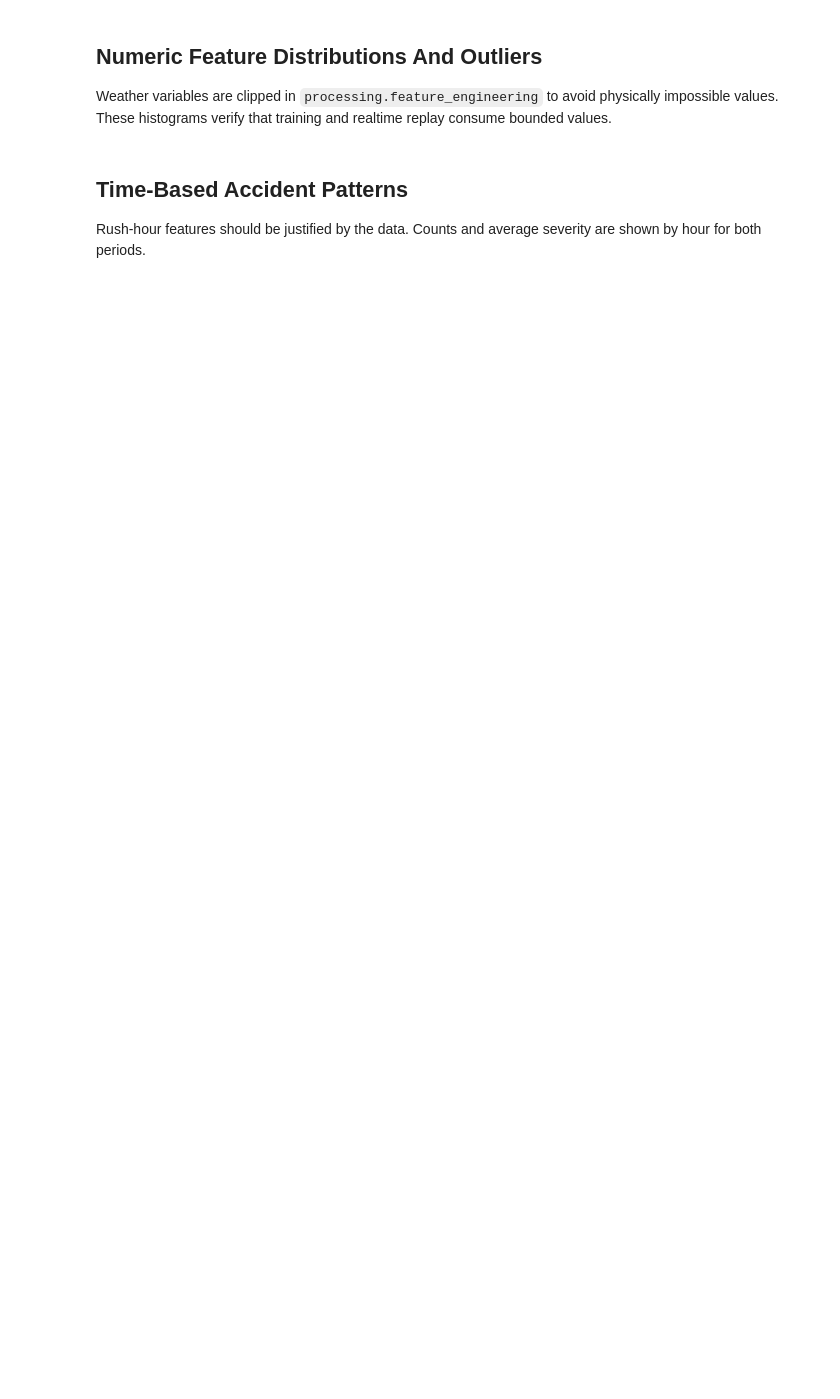
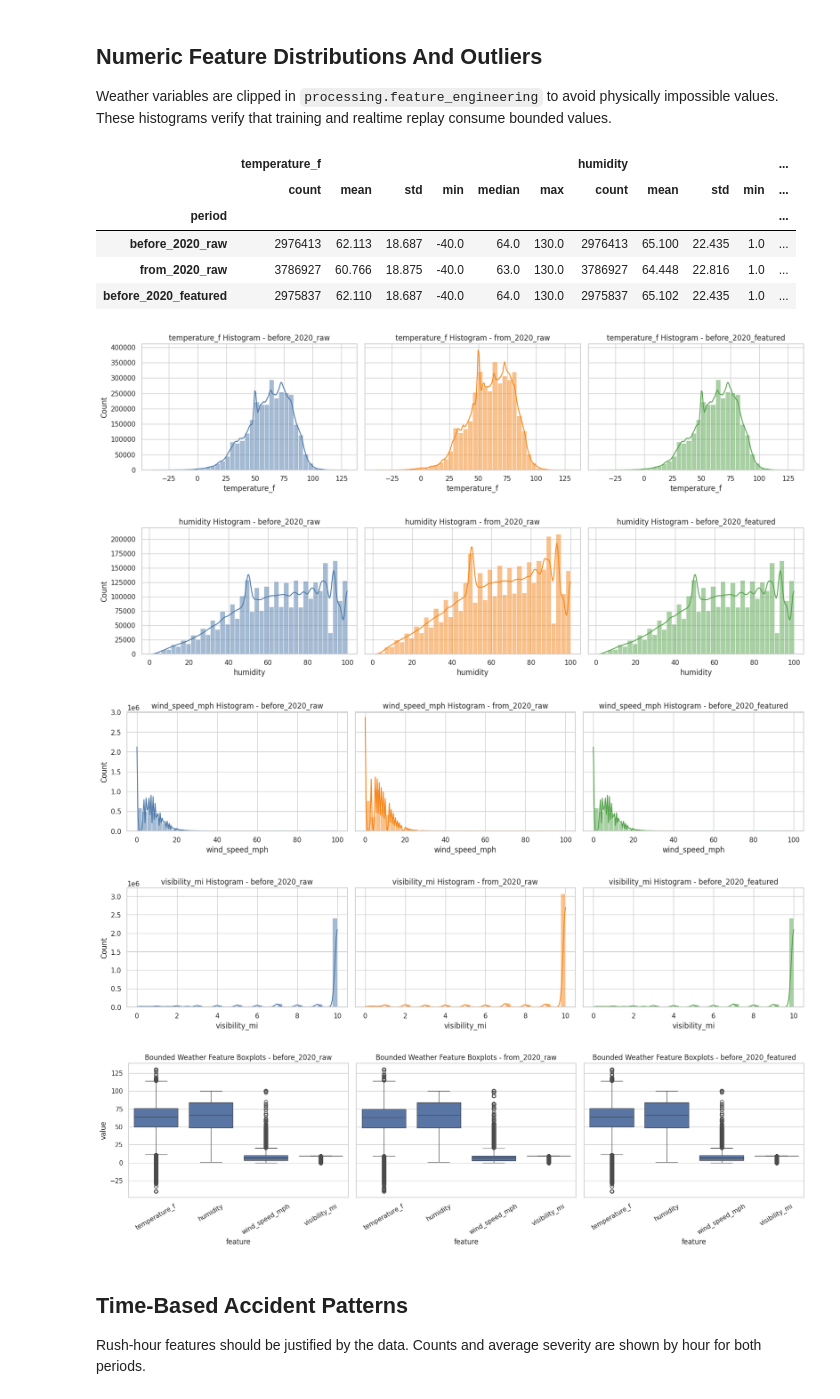
Before and after one commit to HungPhamNoob/traffic-risk-assessment, a Jupyter notebook: ml/notebooks/eda.ipynb, the cells around one changed output. Cells and saved outputs as stored; diff of their text form; code cells hidden in the pictures; blank space fills up the shorter version.

```diff
--- a/ml/notebooks/eda.ipynb
+++ b/ml/notebooks/eda.ipynb
@@ -214,30 +455,42 @@ Weather variables are clipped in `processing.feature_engineering` to avoid physi
 # %%
 numeric_features = ["temperature_f", "humidity", "wind_speed_mph", "visibility_mi", "lat", "lon"]
 summary = (
-    eda_df.groupby("period")[numeric_features]
+    eda_df.groupby("period", observed=True)[numeric_features]
     .agg(["count", "mean", "std", "min", "median", "max"])
     .round(3)
 )
 display(summary)
 
 for feature in numeric_features[:4]:
-    fig, axes = plt.subplots(1, 2, figsize=(15, 4), sharey=True)
-    for axis, period in zip(axes, ["before_2020_pretrain", "from_2020_realtime"]):
-        sns.histplot(eda_df.loc[eda_df["period"] == period, feature], bins=40, kde=True, ax=axis, color="#54A24B")
+    fig, axes = period_subplots(height=4, sharey=True)
+    for axis, period in zip(axes, PERIOD_ORDER):
+        sns.histplot(eda_df.loc[eda_df["period"] == period, feature], bins=40, kde=True, ax=axis, color=PERIOD_PALETTE[period])
         axis.set_title(f"{feature} Histogram - {period}")
         axis.set_xlabel(feature)
         axis.set_ylabel("Count")
     plt.tight_layout()
     plt.show()
 
-fig, axes = plt.subplots(1, 2, figsize=(16, 5), sharey=True)
-for axis, period in zip(axes, ["before_2020_pretrain", "from_2020_realtime"]):
+fig, axes = period_subplots(width=5.8, height=5, sharey=True)
+for axis, period in zip(axes, PERIOD_ORDER):
     plot_data = eda_df[eda_df["period"] == period][numeric_features[:4]].melt(var_name="feature", value_name="value")
     sns.boxplot(data=plot_data, x="feature", y="value", ax=axis)
     axis.set_title(f"Bounded Weather Feature Boxplots - {period}")
     axis.tick_params(axis="x", rotation=30)
 plt.tight_layout()
 plt.show()
+# %% [output]
+|  | temperature_f |  |  |  |  |  | humidity |  |  |  | ... |
+|  | count | mean | std | min | median | max | count | mean | std | min | ... |
+| period |  |  |  |  |  |  |  |  |  |  | ... |
+| before_2020_raw | 2976413 | 62.113 | 18.687 | -40.0 | 64.0 | 130.0 | 2976413 | 65.100 | 22.435 | 1.0 | ... |
+| from_2020_raw | 3786927 | 60.766 | 18.875 | -40.0 | 63.0 | 130.0 | 3786927 | 64.448 | 22.816 | 1.0 | ... |
+| before_2020_featured | 2975837 | 62.110 | 18.687 | -40.0 | 64.0 | 130.0 | 2975837 | 65.102 | 22.435 | 1.0 | ... |
+[figure, added]
+[figure, added]
+[figure, added]
+[figure, added]
+[figure, added]
 # %% [markdown]
 ## Time-Based Accident Patterns
 
```
Also changed, not shown: parts of 18 cells of this notebook, 31 other files.
